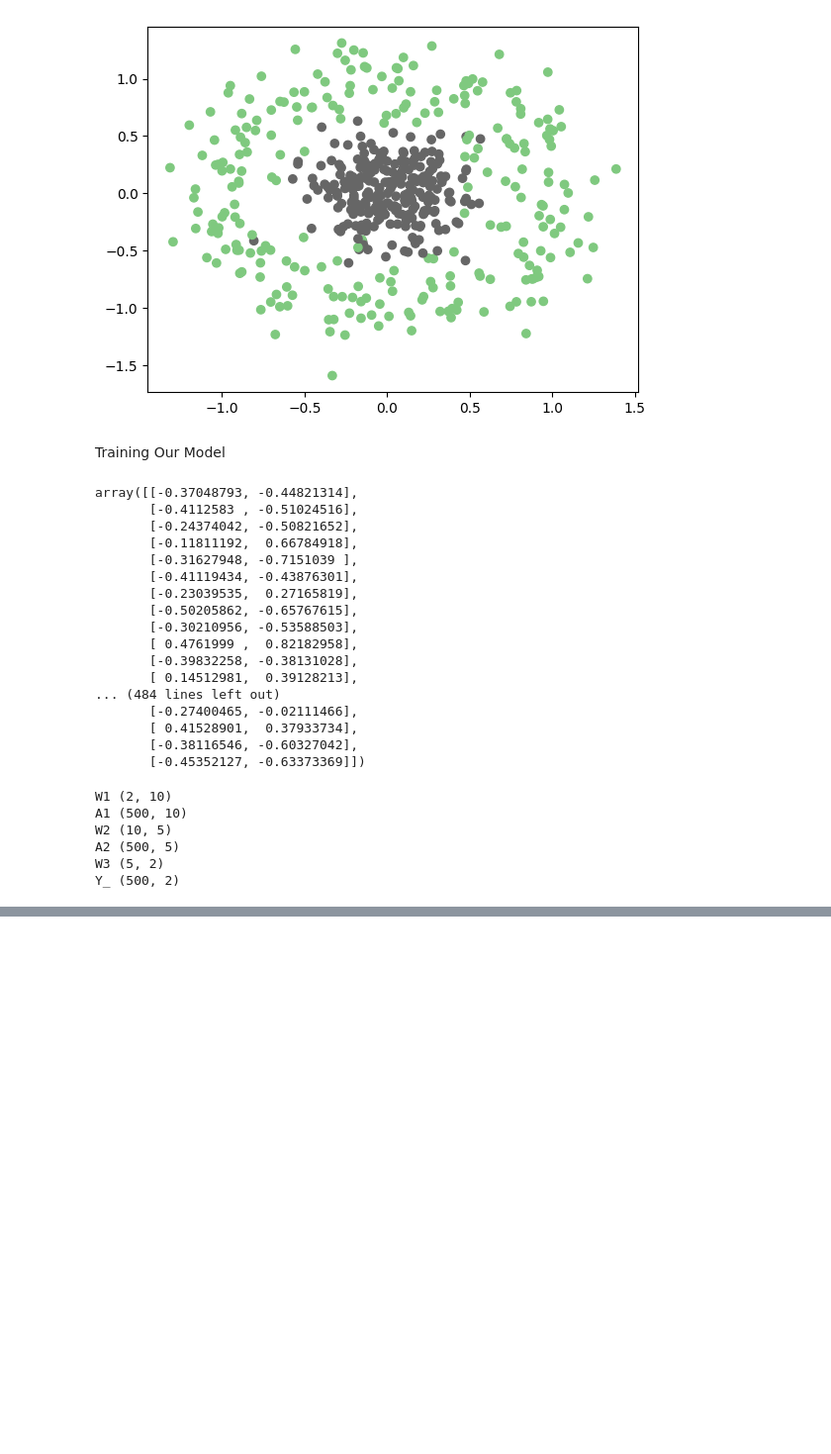
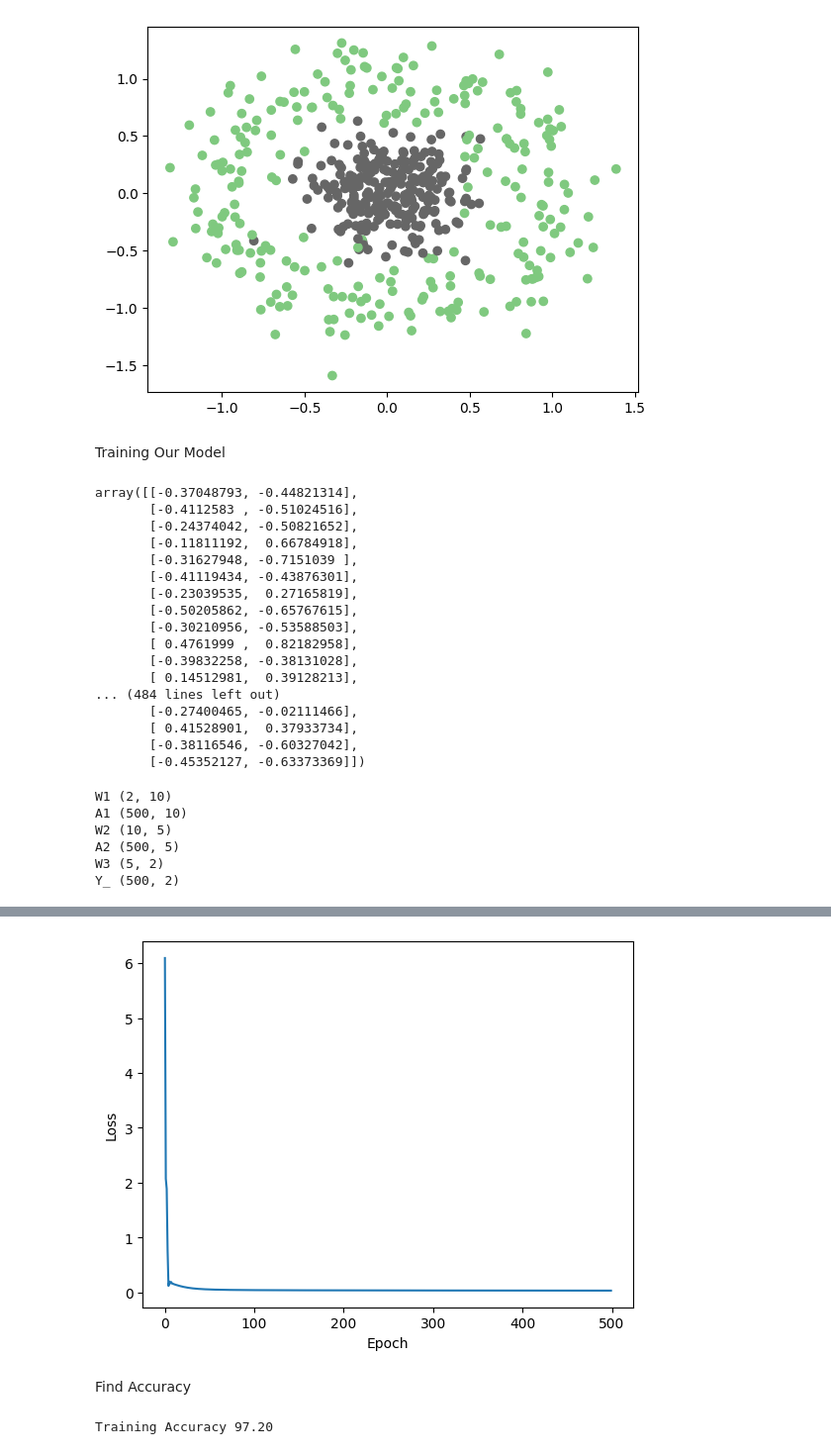
Before and after one commit to anmol201212/Deep-Learning, a Jupyter notebook: Practice/Neural Networks/code.ipynb, the cells around one changed output, grey strips where cells are left out. Shown at 99% size. Drawn from its saved outputs; the diff is of its cells as text; code cells hidden in the pictures; blank space fills up the shorter version.

```diff
--- a/Practice/Neural Networks/code.ipynb
+++ b/Practice/Neural Networks/code.ipynb
@@ -59,15 +59,15 @@ class NeuralNetwork:
 
         delta3 = y_ - y
         dw3 = np.dot(a2.T, delta3)
-        db3 = np.sum(delta3, axis=0) / float(m)
+        db3 = np.sum(delta3, axis=0)
 
         delta2 = (1 - np.square(a2)) * np.dot(delta3, W3.T)
         dw2 = np.dot(a1.T, delta2)
-        db2 = np.sum(delta2, axis=0) / float(m)
+        db2 = np.sum(delta2, axis=0)
 
         delta1 = (1 - np.square(a1)) * np.dot(delta2, W2.T)  # Fix: Use W2 instead of W3
-        dw1 = np.dot(x.T, delta1)  # Fix: Use x instead of X and remove extra transpose
-        db1 = np.sum(delta1, axis=0) / float(m)
+        dw1 = np.dot(X.T, delta1)  # Fix: Use x instead of X and remove extra transpose
+        db1 = np.sum(delta1, axis=0)
 
         # Update the model Parameters using GD
         self.model["W1"] -= learning_rate * dw1
@@ -183,6 +183,6 @@ def train(X,Y,model,epochs,learning_rate,logs=True):
             print("Epoch %d Loss %.4f"%(ix,l))
     return training_loss
 # %%
-loss = train(X,Y,model,500,0.001)
+losses = train(X,Y,model,500,0.001)
 # %% [output]
 Epoch 0 Loss 6.0930
@@ -204,0 +205,9 @@ Epoch 499 Loss 0.0617
+# %%
+plt.plot(losses)
+plt.xlabel("Epoch")
+plt.ylabel("Loss")
+plt.show()
+# %% [output]
+[figure, added]
+# %% [markdown]
+Find Accuracy
@@ -204,0 +220,5 @@ Epoch 499 Loss 0.0617
+# %%
+training_accuracy = np.sum(outputs==Y)/Y.shape[0]
+print("Training Accuracy %.2f"%(training_accuracy*100))
+# %% [output]
+Training Accuracy 97.20
```
Also changed, not shown: parts of 4 cells of this notebook, 2 other files.
